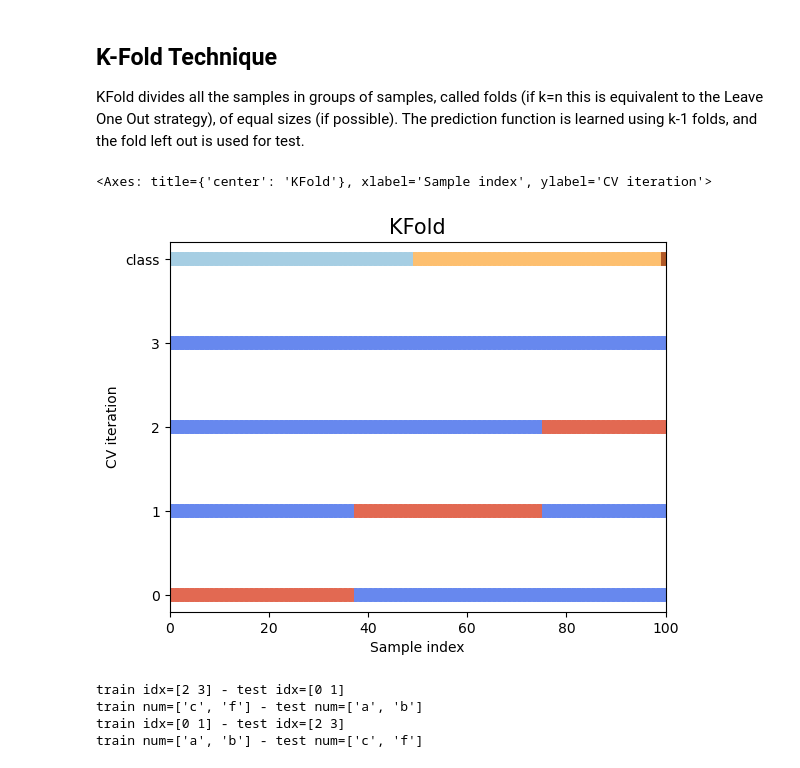
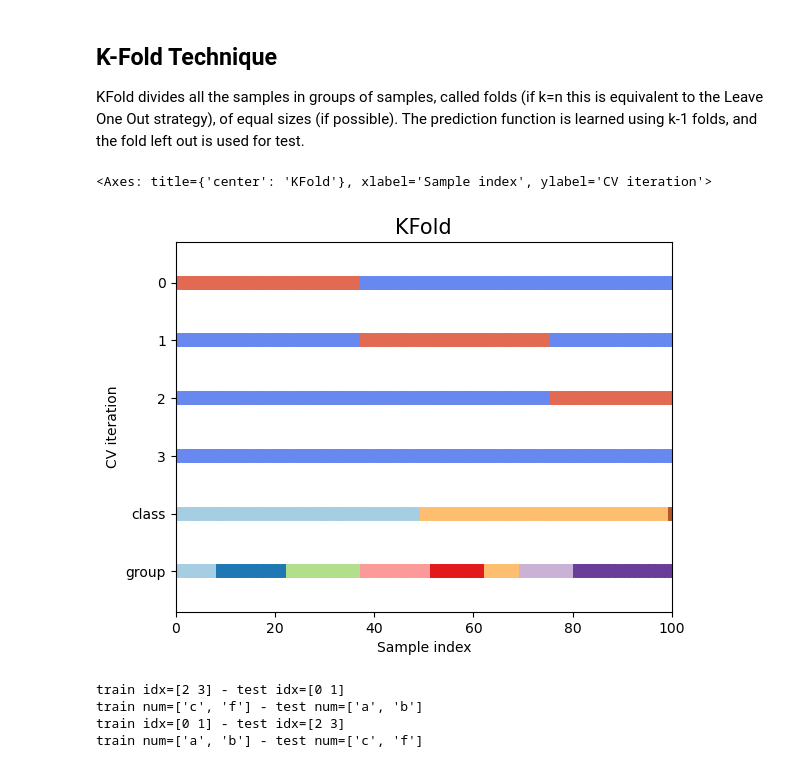
Before and after one commit to jrobador/data_science, a Jupyter notebook: MIT+SCIKITLEARN:fundamentals/model_selection_evaluation/cross_validation_techniques.ipynb, the cells around one changed output. Cells and saved outputs as stored; diff of their text form; code cells hidden in the pictures.

```diff
--- a/MIT+SCIKITLEARN:fundamentals/model_selection_evaluation/cross_validation_techniques.ipynb
+++ b/MIT+SCIKITLEARN:fundamentals/model_selection_evaluation/cross_validation_techniques.ipynb
@@ -112,8 +113,10 @@ n_splits = 4
 
 def plot_cv_indices(cv, X, y, group, ax, n_splits, lw=10):
     """Create a sample plot for indices of a cross-validation object."""
+    use_groups = "Group" in type(cv).__name__
+    groups = group if use_groups else None
     # Generate the training/testing visualizations for each CV split
-    for ii, (tr, tt) in enumerate(cv.split(X=X, y=y)):
+    for ii, (tr, tt) in enumerate(cv.split(X=X, y=y, groups=groups)):
         # Fill in indices with the training/test groups
         indices = np.array([np.nan] * len(X))
         indices[tt] = 1
@@ -135,28 +138,43 @@ def plot_cv_indices(cv, X, y, group, ax, n_splits, lw=10):
     ax.scatter(
         range(len(X)), [ii + 1.5] * len(X), c=y, marker="_", lw=lw, cmap=cmap_data
     )
+
+    ax.scatter(
+        range(len(X)), [ii + 2.5] * len(X), c=group, marker="_", lw=lw, cmap=cmap_data
+    )
+
     # Formatting
-    yticklabels = list(range(n_splits)) + ["class"]
+    yticklabels = list(range(n_splits)) + ["class", "group"]
     ax.set(
-        yticks=np.arange(n_splits+1) + 0.5,
+        yticks=np.arange(n_splits + 2) + 0.5,
         yticklabels=yticklabels,
         xlabel="Sample index",
         ylabel="CV iteration",
+        ylim=[n_splits + 2.2, -0.2],
         xlim=[0, 100],
     )
     ax.set_title("{}".format(type(cv).__name__), fontsize=15)
     return ax
 # %%
-import numpy as np
-from sklearn.model_selection import KFold
+from sklearn.model_selection import (
+    GroupKFold,
+    GroupShuffleSplit,
+    KFold,
+    ShuffleSplit,
+    StratifiedGroupKFold,
+    StratifiedKFold,
+    StratifiedShuffleSplit,
+    TimeSeriesSplit,
+)
 
+n_samples = X.shape[0]
 group_prior = rng.dirichlet([2] * 10)
-groups = np.repeat(np.arange(10), rng.multinomial(150, group_prior))
+groups = np.repeat(np.arange(10), rng.multinomial(n_samples, group_prior))
 
 fig, ax = plt.subplots()
 cv = KFold(n_splits)
-plot_cv_indices(cv, X, y, group=None, ax=ax, n_splits=n_splits)
+plot_cv_indices(cv, X, y, group=groups, ax=ax, n_splits=n_splits)
 # %% [output]
 <Axes: title={'center': 'KFold'}, xlabel='Sample index', ylabel='CV iteration'>
-[figure, old version]
+[figure, new version]
 # %%
```
Also changed, not shown: parts of 6 cells of this notebook.
